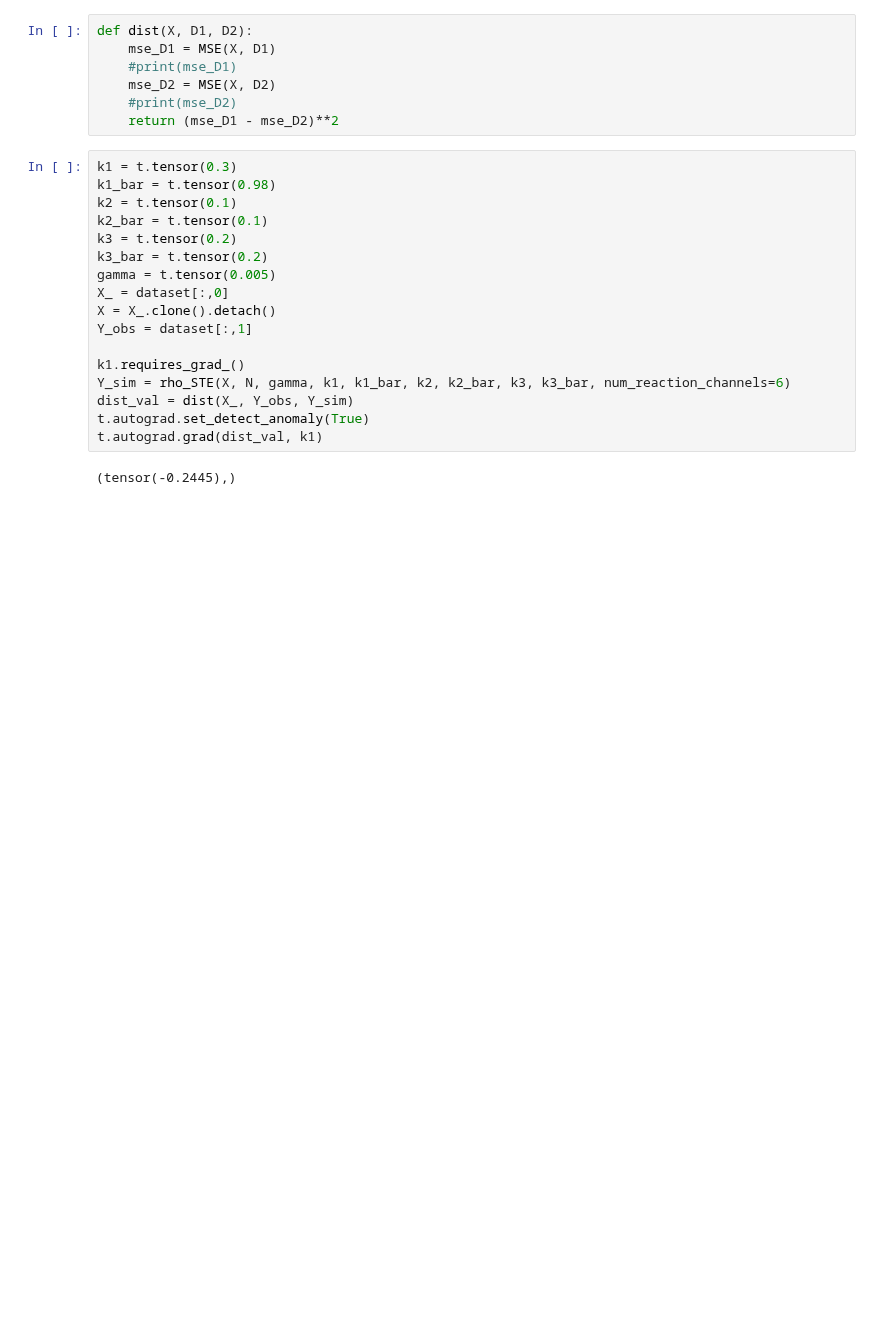
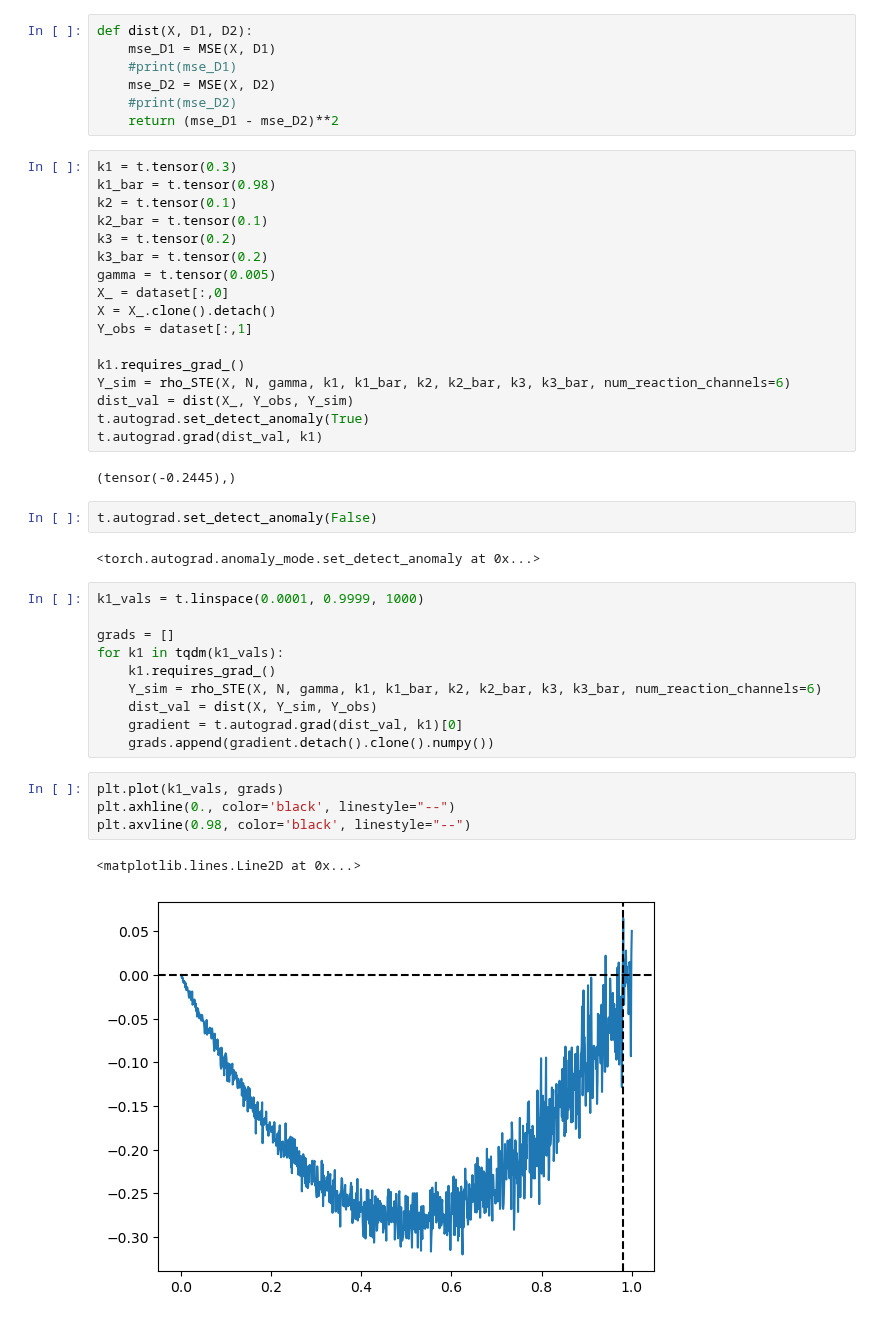
Before and after one commit to JanSchering/Thesis, a Jupyter notebook: fhn_model/Experiment_3.ipynb, the cells around one changed output. Cells and saved outputs as stored; diff of their text form; blank space fills up the shorter version.

```diff
--- a/fhn_model/Experiment_3.ipynb
+++ b/fhn_model/Experiment_3.ipynb
@@ -186,3 +187,24 @@ t.autograd.set_detect_anomaly(True)
 t.autograd.grad(dist_val, k1)
 # %% [output]
 (tensor(-0.2445),)
+# %%
+t.autograd.set_detect_anomaly(False)
+# %% [output]
+<torch.autograd.anomaly_mode.set_detect_anomaly at 0x...>
+# %%
+k1_vals = t.linspace(0.0001, 0.9999, 1000)
+
+grads = []
+for k1 in tqdm(k1_vals):
+    k1.requires_grad_()
+    Y_sim = rho_STE(X, N, gamma, k1, k1_bar, k2, k2_bar, k3, k3_bar, num_reaction_channels=6)
+    dist_val = dist(X, Y_sim, Y_obs)
+    gradient = t.autograd.grad(dist_val, k1)[0]
+    grads.append(gradient.detach().clone().numpy())
+# %%
+plt.plot(k1_vals, grads)
+plt.axhline(0., color='black', linestyle="--")
+plt.axvline(0.98, color='black', linestyle="--")
+# %% [output]
+<matplotlib.lines.Line2D at 0x...>
+[figure, added]
```
Also changed, not shown: parts of 1 cell of this notebook, 2 other files.
